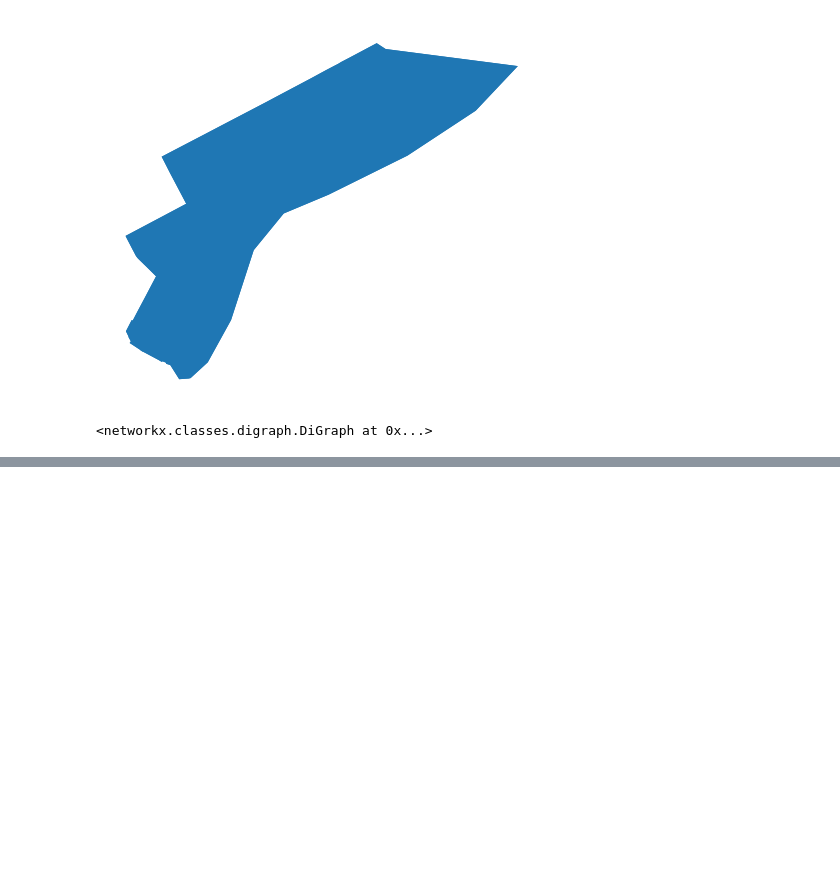
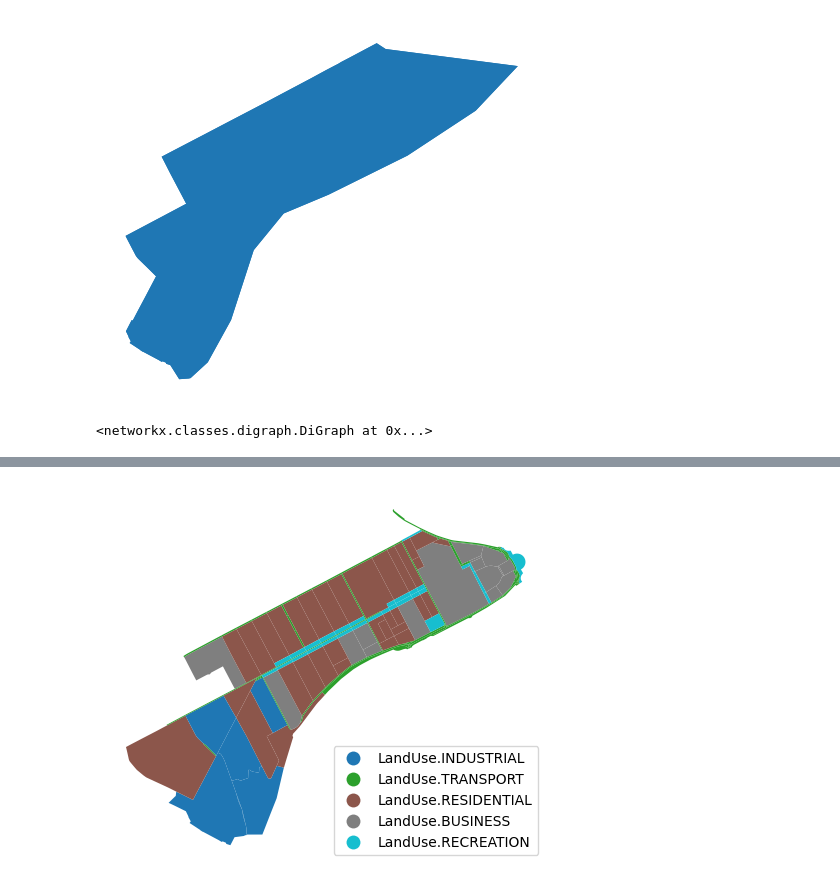
Before and after one commit to vasilstar97/lu-igi, a Jupyter notebook: examples/pygad_optimizer.ipynb, the cells around one changed output, grey strips where cells are left out. Cells and saved outputs as stored; diff of their text form; code cells hidden in the pictures; blank space fills up the shorter version.

```diff
--- a/examples/pygad_optimizer.ipynb
+++ b/examples/pygad_optimizer.ipynb
@@ -42,3 +72,7 @@ blocks_gdf, ga_instance = pygad_optimizer.run(territory_gdf, target_lu_shares, s
+# %%
+blocks_gdf.plot(column='land_use', legend=True, legend_kwds={'loc': 'lower right'}).set_axis_off()
+# %% [output]
+[figure, added]
 # %%
 blocks_gdf.plot(column='assigned_land_use', legend=True, legend_kwds={'loc': 'lower right'}).set_axis_off()
 # %% [output]
```
Also changed, not shown: parts of 9 cells of this notebook, 3 other files.
